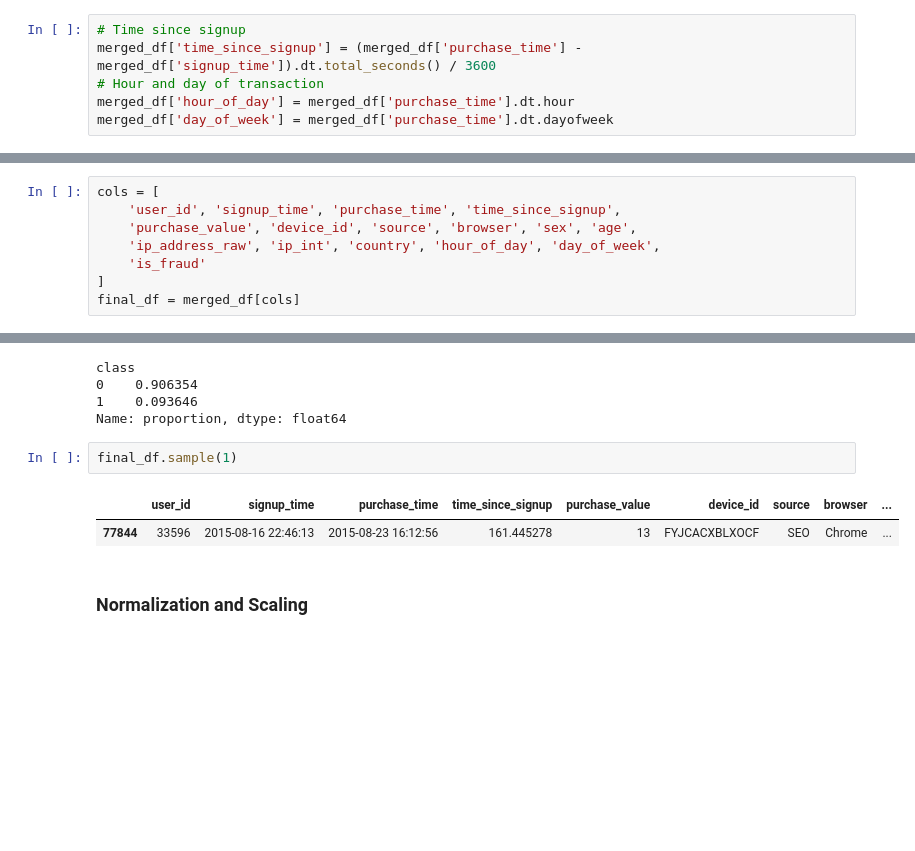
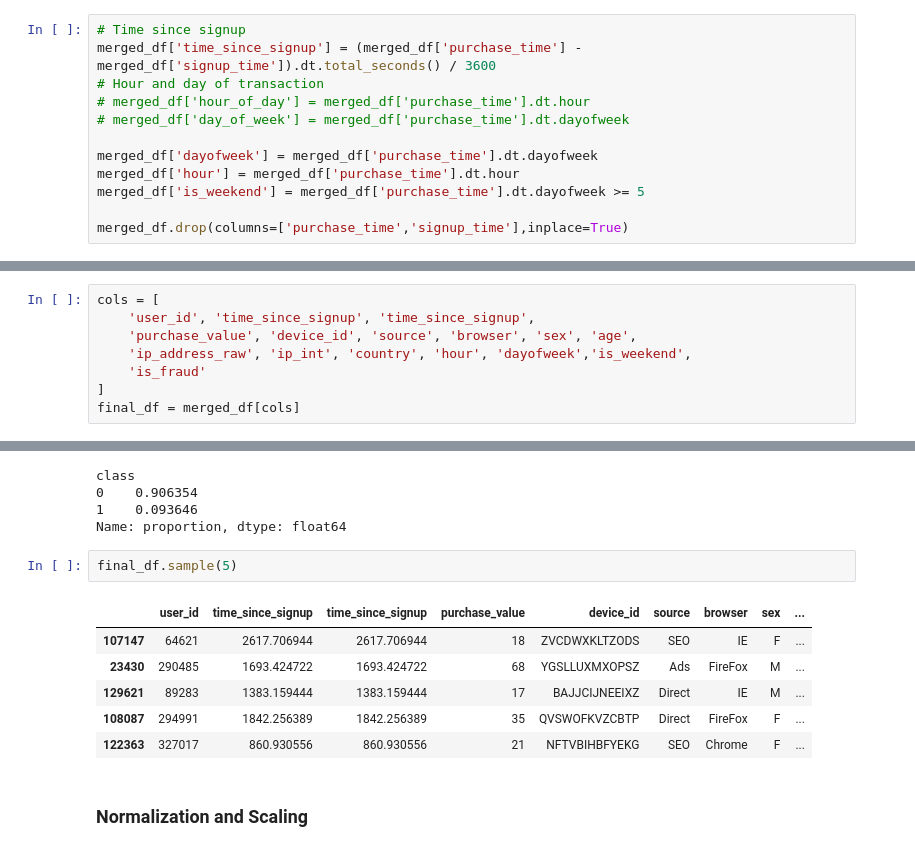
Before and after one commit to Teshager21/frauddetection-ecommerce-banking, a Jupyter notebook: notebooks/exploratory/01_preprocessing_and_EDA.ipynb, the cells around one changed output, grey strips where cells are left out. Drawn from its saved outputs; the diff is of its cells as text; blank space fills up the shorter version.

```diff
--- a/notebooks/exploratory/01_preprocessing_and_EDA.ipynb
+++ b/notebooks/exploratory/01_preprocessing_and_EDA.ipynb
@@ -205,8 +210,14 @@ merged_df.sample(5)
 # Time since signup
 merged_df['time_since_signup'] = (merged_df['purchase_time'] - merged_df['signup_time']).dt.total_seconds() / 3600
 # Hour and day of transaction
-merged_df['hour_of_day'] = merged_df['purchase_time'].dt.hour
-merged_df['day_of_week'] = merged_df['purchase_time'].dt.dayofweek
+# merged_df['hour_of_day'] = merged_df['purchase_time'].dt.hour
+# merged_df['day_of_week'] = merged_df['purchase_time'].dt.dayofweek
+
+merged_df['dayofweek'] = merged_df['purchase_time'].dt.dayofweek
+merged_df['hour'] = merged_df['purchase_time'].dt.hour
+merged_df['is_weekend'] = merged_df['purchase_time'].dt.dayofweek >= 5
+
+merged_df.drop(columns=['purchase_time','signup_time'],inplace=True)
 # %%
 merged_df.sample(5)
 # %% [output]
@@ -232,9 +243,9 @@ merged_df.sample()
 ### Reorder important columns
 # %%
 cols = [
-    'user_id', 'signup_time', 'purchase_time', 'time_since_signup',
+    'user_id', 'time_since_signup', 'time_since_signup',
     'purchase_value', 'device_id', 'source', 'browser', 'sex', 'age',
-    'ip_address_raw', 'ip_int', 'country', 'hour_of_day', 'day_of_week',
+    'ip_address_raw', 'ip_int', 'country', 'hour', 'dayofweek','is_weekend',
     'is_fraud'
 ]
 final_df = merged_df[cols]
@@ -265,10 +276,14 @@ class
 1    0.093646
 Name: proportion, dtype: float64
 # %%
-final_df.sample(1)
+final_df.sample(5)
 # %% [output]
-|  | user_id | signup_time | purchase_time | time_since_signup | purchase_value | device_id | source | browser | ... |
-| 77844 | 33596 | 2015-08-16 22:46:13 | 2015-08-23 16:12:56 | 161.445278 | 13 | FYJCACXBLXOCF | SEO | Chrome | ... |
+|  | user_id | time_since_signup | time_since_signup | purchase_value | device_id | source | browser | sex | ... |
+| 107147 | 64621 | 2617.706944 | 2617.706944 | 18 | ZVCDWXKLTZODS | SEO | IE | F | ... |
+| 23430 | 290485 | 1693.424722 | 1693.424722 | 68 | YGSLLUXMXOPSZ | Ads | FireFox | M | ... |
+| 129621 | 89283 | 1383.159444 | 1383.159444 | 17 | BAJJCIJNEEIXZ | Direct | IE | M | ... |
+| 108087 | 294991 | 1842.256389 | 1842.256389 | 35 | QVSWOFKVZCBTP | Direct | FireFox | F | ... |
+| 122363 | 327017 | 860.930556 | 860.930556 | 21 | NFTVBIHBFYEKG | SEO | Chrome | F | ... |
 # %% [markdown]
 ### Normalization and Scaling
 # %%
```
Also changed, not shown: parts of 24 cells of this notebook, 6 other files.
